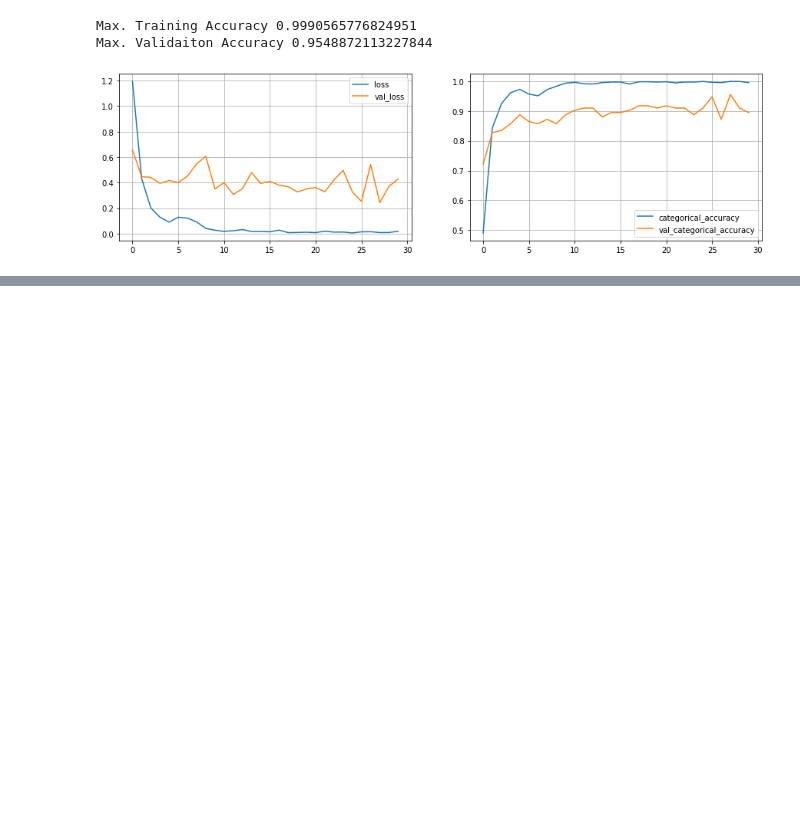
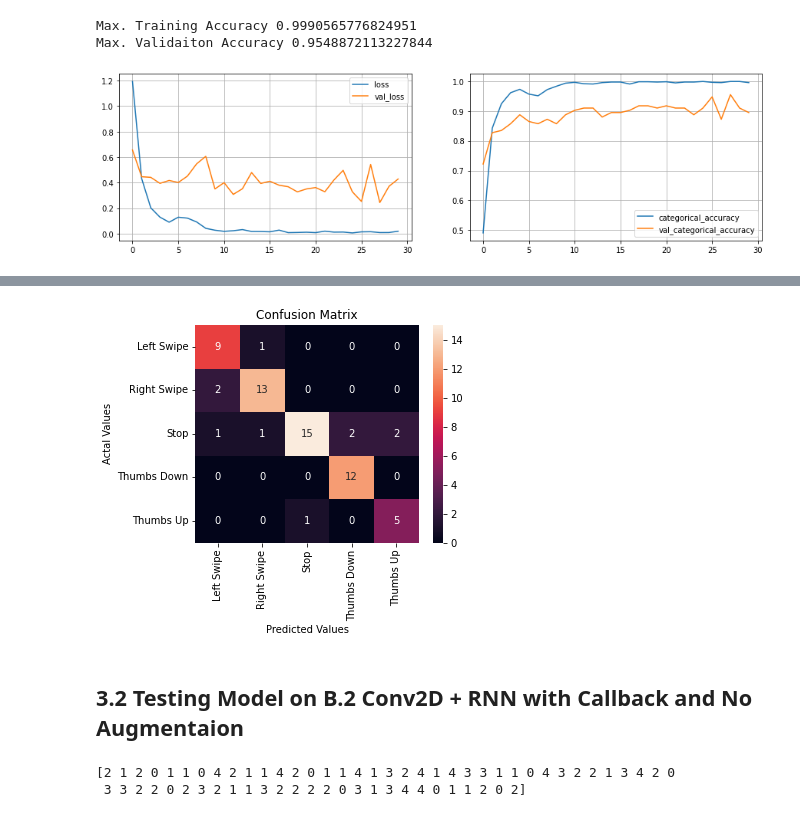
Before and after one commit to Gaahou/MMAI-894-Team-College, a Jupyter notebook: gesturecogn_mac_v7.ipynb, the cells around one changed output, grey strips where cells are left out. Drawn from its saved outputs; the diff is of its cells as text; code cells hidden in the pictures; blank space fills up the shorter version.

Commit message:
3 Confusion matrix added

```diff
--- a/gesturecogn_mac_v7.ipynb
+++ b/gesturecogn_mac_v7.ipynb
@@ -1361,0 +1413,2 @@ Max. Validaiton Accuracy 0.9548872113227844
+# %%
+y_pred = np.argmax(batch_labels,axis=1)
@@ -1361,0 +1473,20 @@ Max. Validaiton Accuracy 0.9548872113227844
+# %%
+y_true = np.argmax(model.predict(batch_data[:,:,:,:,:]),axis=1)
+# %%
+cm = metrics.confusion_matrix(y_true, y_pred)
+# %%
+cm_df = pd.DataFrame(cm,
+                     index = ['Left Swipe','Right Swipe','Stop','Thumbs Down','Thumbs Up'],
+                     columns = ['Left Swipe','Right Swipe','Stop','Thumbs Down','Thumbs Up'])
+# %%
+#Plotting the confusion matrix
+plt.figure(figsize=(5,4))
+sns.heatmap(cm_df, annot=True)
+plt.title('Confusion Matrix')
+plt.ylabel('Actal Values')
+plt.xlabel('Predicted Values')
+plt.show()
+# %% [output]
+[figure, added]
+# %% [markdown]
+## 3.2 Testing Model on B.2 Conv2D + RNN with Callback and No Augmentaion
@@ -1361,0 +1504,5 @@ Max. Validaiton Accuracy 0.9548872113227844
+# %%
+print(np.argmax(model.predict(batch_data[:,:,:,:,:]),axis=1))
+# %% [output]
+[2 1 2 0 1 1 0 4 2 1 1 4 2 0 1 1 4 1 3 2 4 1 4 3 3 1 1 0 4 3 2 2 1 3 4 2 0
+ 3 3 2 2 0 2 3 2 1 1 3 2 2 2 2 0 3 1 3 4 4 0 1 1 2 0 2]
```
Also changed, not shown: parts of 60 cells of this notebook.
